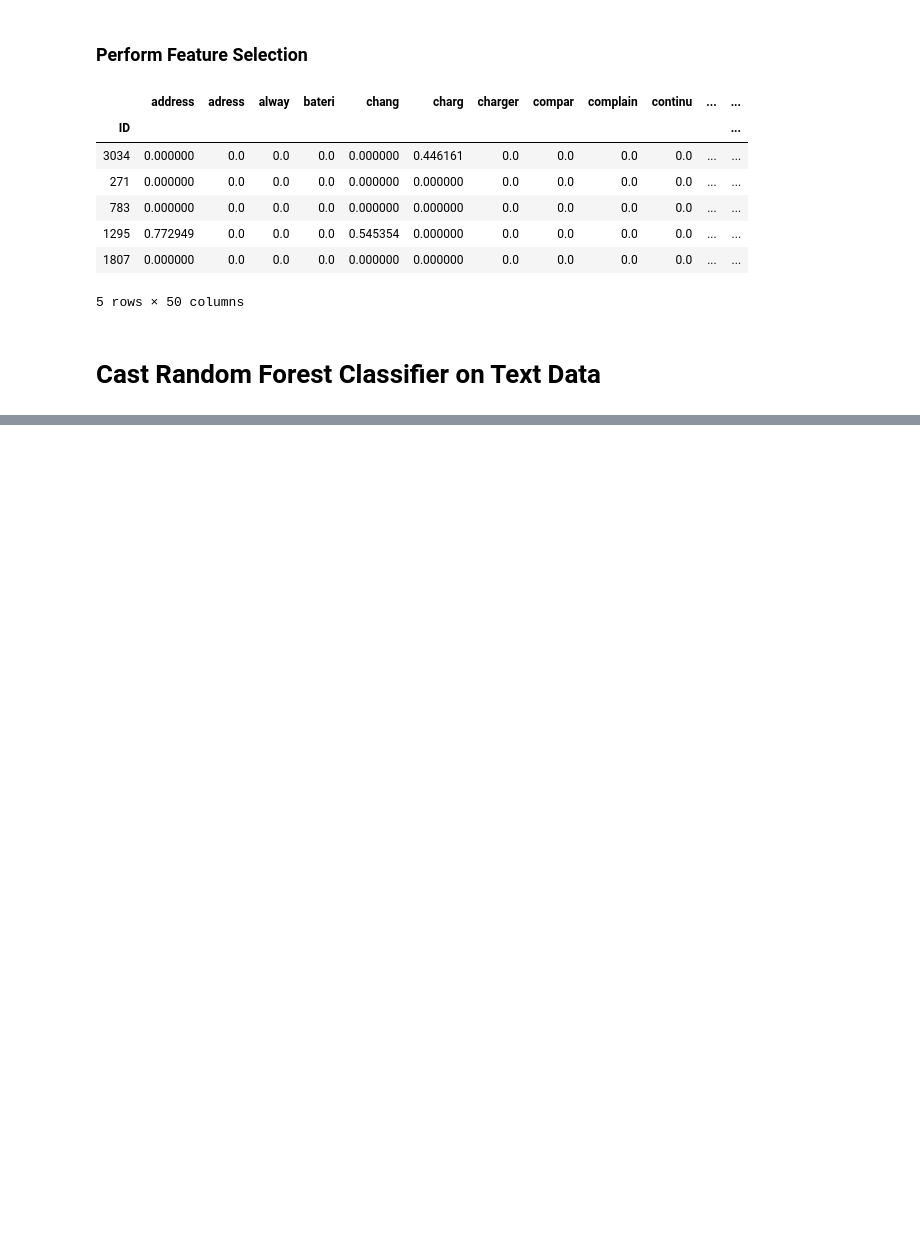
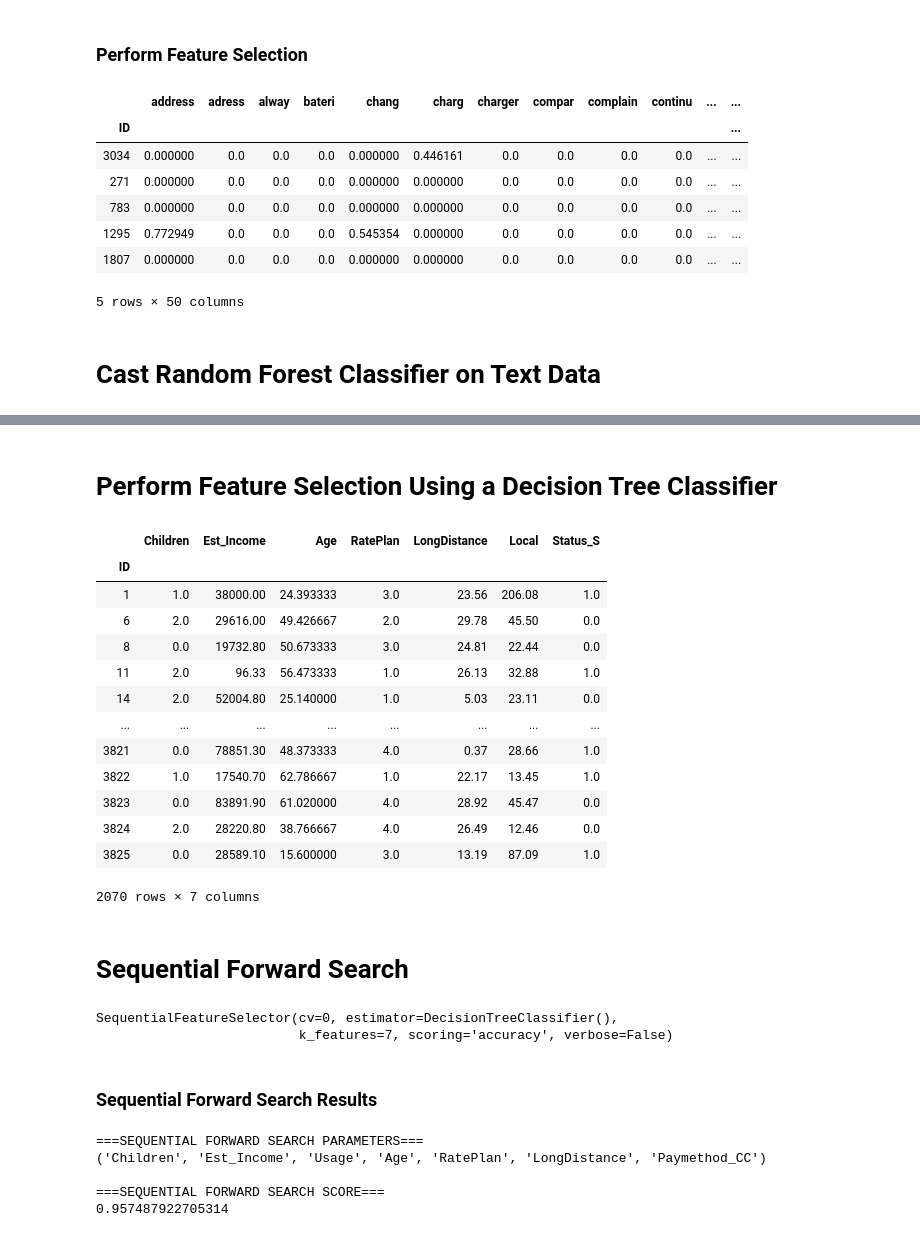
Before and after one commit to PaulBernert/CIS_508, a Jupyter notebook: CIS 508 Homework Assignment 4.ipynb, the cells around one changed output, grey strips where cells are left out. Drawn from its saved outputs; the diff is of its cells as text; code cells hidden in the pictures; blank space fills up the shorter version.

```diff
--- a/CIS 508 Homework Assignment 4.ipynb
+++ b/CIS 508 Homework Assignment 4.ipynb
@@ -143,0 +194,10 @@ print(classification_report(y_train, rf_predictions))
+# %%
+columns = df.keys()
+encode_columns = []
+# %%
+for i in range(len(columns)):
+    if type(df[columns[i]].iloc[0]) == str:
+        encode_columns.append(columns[i])
+# %%
+encoded_df = pd.get_dummies(df, columns=encode_columns)
+encoded_df.head()
@@ -143,0 +260,3 @@ print(classification_report(y_train, rf_predictions))
+# %%
+no_text_df = encoded_df.drop(columns=tf_idf_df_selected_features_df.keys(), axis=1)
+no_text_df.head()
@@ -143,0 +315,58 @@ print(classification_report(y_train, rf_predictions))
+# %% [markdown]
+# Perform Feature Selection Using a Decision Tree Classifier
+# %%
+decision_tree = DecisionTreeClassifier()
+decision_tree.fit(no_text_df, y_train)
+
+model = SelectFromModel(decision_tree, prefit=True, max_features=7, threshold=-np.inf)
+feature_idx = model.get_support()
+feature_names = no_text_df.columns[feature_idx]
+
+x = model.transform(no_text_df)
+x_selected_features_df = pd.DataFrame(x, columns=feature_names).set_index(X_train.index)
+x_selected_features_df
+# %% [output]
+|  | Children | Est_Income | Age | RatePlan | LongDistance | Local | Status_S |
+| ID |  |  |  |  |  |  |  |
+| 1 | 1.0 | 38000.00 | 24.393333 | 3.0 | 23.56 | 206.08 | 1.0 |
+| 6 | 2.0 | 29616.00 | 49.426667 | 2.0 | 29.78 | 45.50 | 0.0 |
+| 8 | 0.0 | 19732.80 | 50.673333 | 3.0 | 24.81 | 22.44 | 0.0 |
+| 11 | 2.0 | 96.33 | 56.473333 | 1.0 | 26.13 | 32.88 | 1.0 |
+| 14 | 2.0 | 52004.80 | 25.140000 | 1.0 | 5.03 | 23.11 | 0.0 |
+| ... | ... | ... | ... | ... | ... | ... | ... |
+| 3821 | 0.0 | 78851.30 | 48.373333 | 4.0 | 0.37 | 28.66 | 1.0 |
+| 3822 | 1.0 | 17540.70 | 62.786667 | 1.0 | 22.17 | 13.45 | 1.0 |
+| 3823 | 0.0 | 83891.90 | 61.020000 | 4.0 | 28.92 | 45.47 | 0.0 |
+| 3824 | 2.0 | 28220.80 | 38.766667 | 4.0 | 26.49 | 12.46 | 0.0 |
+| 3825 | 0.0 | 28589.10 | 15.600000 | 3.0 | 13.19 | 87.09 | 1.0 |
+2070 rows × 7 columns
+# %% [markdown]
+# Sequential Forward Search
+# %%
+sequential_forward_search = SFS(
+    decision_tree,
+    k_features=7,
+    forward=True,
+    floating=False,
+    verbose=False,
+    scoring='accuracy',
+    cv=0)
+
+sequential_forward_search.fit(no_text_df, y_train)
+# %% [output]
+SequentialFeatureSelector(cv=0, estimator=DecisionTreeClassifier(),
+                          k_features=7, scoring='accuracy', verbose=False)
+# %% [markdown]
+### Sequential Forward Search Results
+# %%
+print("===SEQUENTIAL FORWARD SEARCH PARAMETERS===")
+print(sequential_forward_search.k_feature_names_)
+print("")
+print("===SEQUENTIAL FORWARD SEARCH SCORE===")
+print(sequential_forward_search.k_score_)
+# %% [output]
+===SEQUENTIAL FORWARD SEARCH PARAMETERS===
+('Children', 'Est_Income', 'Usage', 'Age', 'RatePlan', 'LongDistance', 'Paymethod_CC')
+
+===SEQUENTIAL FORWARD SEARCH SCORE===
+0.957487922705314
```
Also changed, not shown: parts of 21 cells of this notebook.
